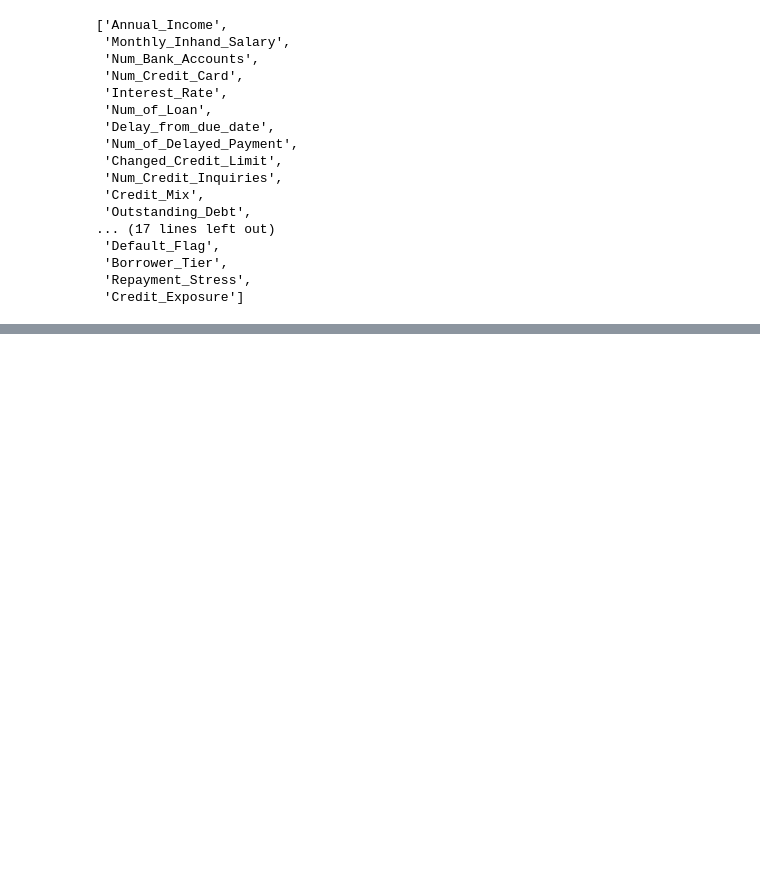
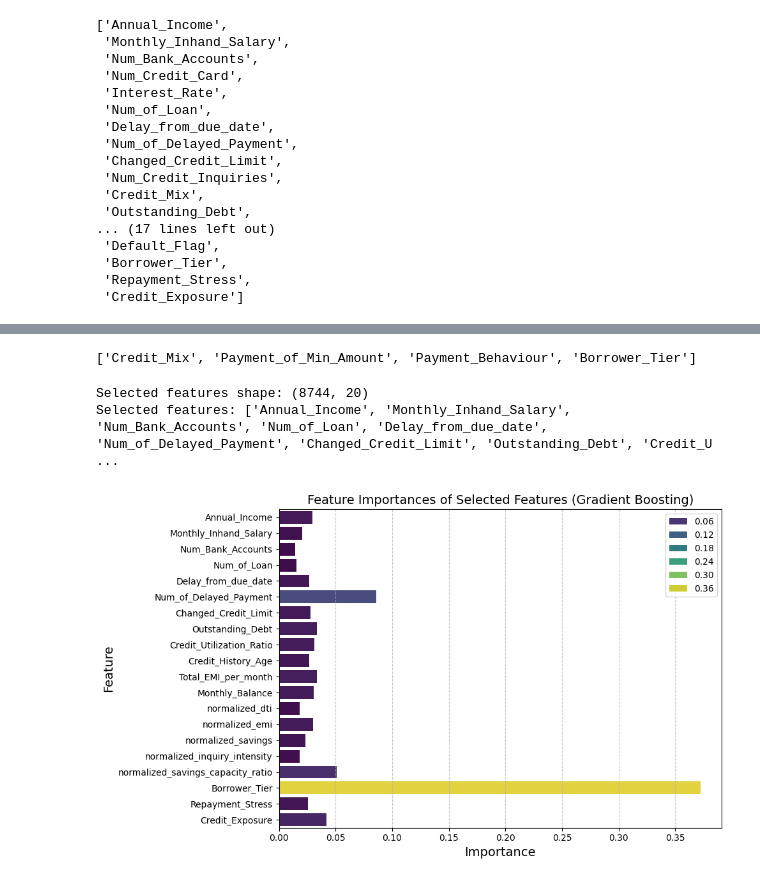
Before and after one commit to wessware/Credit_Risk_Analysis, a Jupyter notebook: python_preprocessing/kingametric_wrangler.ipynb, the cells around one changed output, grey strips where cells are left out. Drawn from its saved outputs; the diff is of its cells as text; code cells hidden in the pictures; blank space fills up the shorter version.

Commit message:
Improved logic for dataset leaning with encoding and feature selection using GB

```diff
--- a/python_preprocessing/kingametric_wrangler.ipynb
+++ b/python_preprocessing/kingametric_wrangler.ipynb
@@ -168,0 +186,48 @@ df.to_csv("../datasets/kingametric_lean_dataset.csv", index=None, header=True)
+# %%
+X = df.drop(columns=["Default_Flag"])
+y = df["Default_Flag"]
+
+cat_cols = X.select_dtypes(include="object").columns.to_list()
+print(cat_cols)
+
+encoder = ce.TargetEncoder(cols=cat_cols, smoothing=10)
+
+X_encoded = encoder.fit_transform(X, y)
+# %% [output]
+['Credit_Mix', 'Payment_of_Min_Amount', 'Payment_Behaviour', 'Borrower_Tier']
+# %%
+gboost = GradientBoostingClassifier(n_estimators=100, random_state=42)
+
+selector = SelectFromModel(estimator=gboost, threshold=-np.inf, max_features=20)
+selector.fit(X_encoded, y)
+
+X_selected = selector.transform(X)
+
+select_features = X_encoded.columns[selector.get_support()].to_list()
+
+print("Selected features shape:", X_selected.shape)
+print("Selected features:", select_features)
+# %% [output]
+Selected features shape: (8744, 20)
+Selected features: ['Annual_Income', 'Monthly_Inhand_Salary', 'Num_Bank_Accounts', 'Num_of_Loan', 'Delay_from_due_date', 'Num_of_Delayed_Payment', 'Changed_Credit_Limit', 'Outstanding_Debt', 'Credit_U ...
+# %%
+importances = selector.estimator_.feature_importances_
+feature_names = X_encoded.columns
+
+selected_mask = selector.get_support()
+selected_importances = importances[selected_mask]
+selected_feature_names = feature_names[selected_mask]
+
+save_path = "../visualizations/GB_selected_feature_importances.png"
+
+plt.figure(figsize=(10, 6))
+sns.barplot(x=selected_importances, y=selected_feature_names, palette="viridis", hue=selected_importances, dodge=False)
+plt.title("Feature Importances of Selected Features (Gradient Boosting)", fontsize=14)
+plt.xlabel("Importance", fontsize=14)
+plt.ylabel("Feature", fontsize=14)
+plt.grid(axis='x', linestyle='--', alpha=0.7)
+plt.tight_layout()
+plt.savefig(save_path)
+plt.show()
+# %% [output]
+[figure, added]
```
Also changed, not shown: parts of 3 cells of this notebook.
